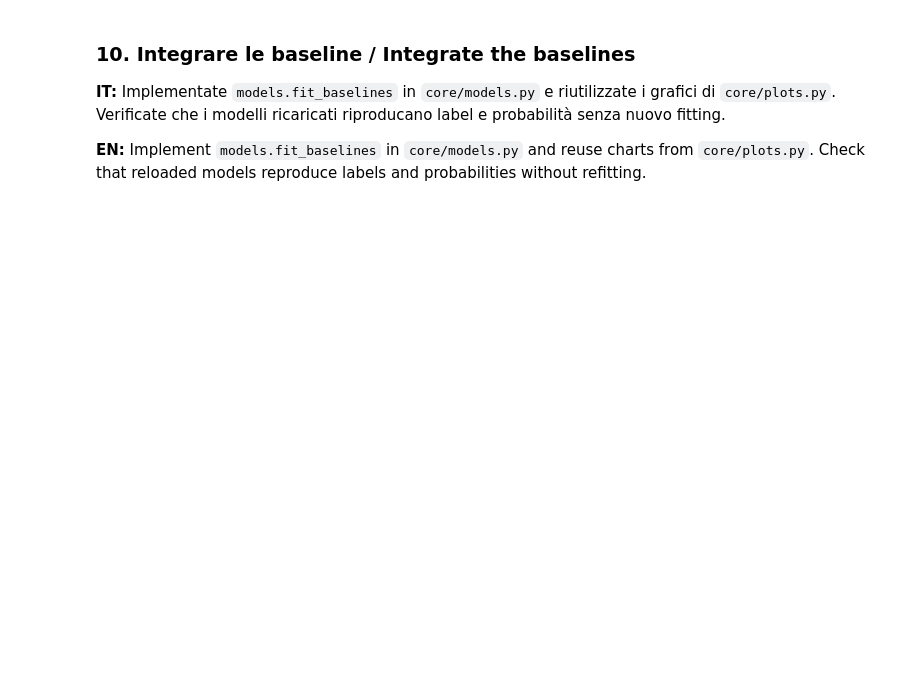
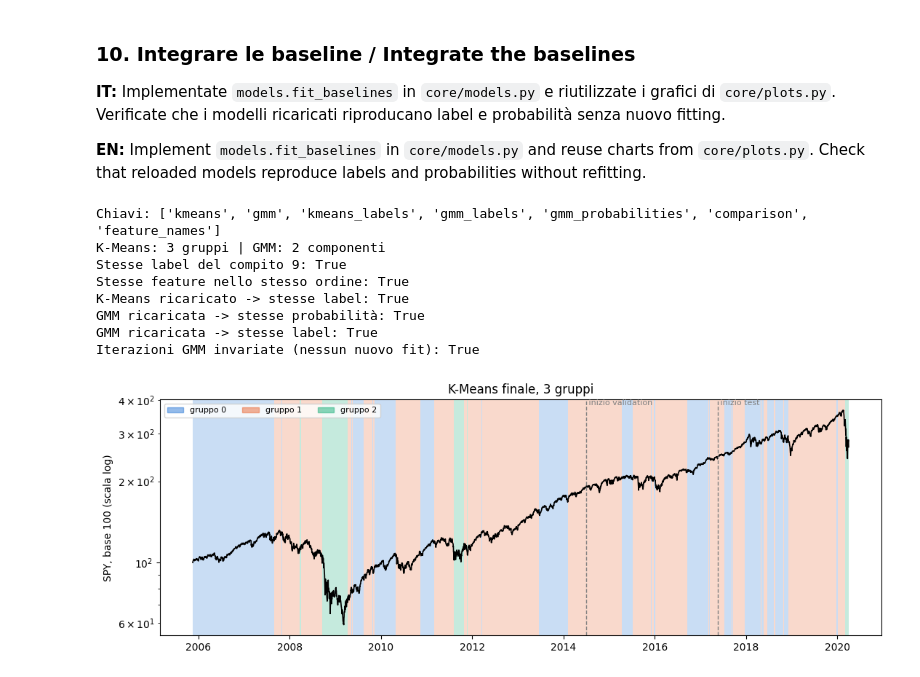
Before and after one commit to Tartaluca21/market-regime-explorer-SF, a Jupyter notebook: notebooks/02_selection_and_baselines.ipynb, the cells around one changed output. Cells and saved outputs as stored; diff of their text form; code cells hidden in the pictures; blank space fills up the shorter version.

```diff
--- a/notebooks/02_selection_and_baselines.ipynb
+++ b/notebooks/02_selection_and_baselines.ipynb
@@ -126,3 +650,50 @@ Ordine cronologico rispettato (niente shuffle): True
 **IT:** Implementate `models.fit_baselines` in `core/models.py` e riutilizzate i grafici di `core/plots.py`. Verificate che i modelli ricaricati riproducano label e probabilità senza nuovo fitting.
 
 **EN:** Implement `models.fit_baselines` in `core/models.py` and reuse charts from `core/plots.py`. Check that reloaded models reproduce labels and probabilities without refitting.
+# %%
+import tempfile
+import joblib
+from core.models import fit_baselines
+
+# Tutto in un passaggio: confronto, scelta e modelli finali
+baseline = fit_baselines(prepared, settings)
+print("Chiavi:", list(baseline.keys()))
+print("K-Means:", baseline["kmeans"].n_clusters, "gruppi | GMM:", baseline["gmm"].n_components, "componenti")
+print("Stesse label del compito 9:",
+      baseline["kmeans_labels"].equals(label_km) and baseline["gmm_labels"].equals(label_gmm))
+
+# Salvare modelli + scaler + ordine delle feature, poi ricaricarli
+with tempfile.TemporaryDirectory() as cartella:
+    percorso = Path(cartella) / "baseline.joblib"
+    joblib.dump({"kmeans": baseline["kmeans"], "gmm": baseline["gmm"],
+                 "scaler": prepared["scaler"], "feature_names": prepared["feature_names"]}, percorso)
+    ricaricato = joblib.load(percorso)
+
+# Rifare le previsioni partendo dalle feature originali, solo con gli oggetti ricaricati
+date = baseline["kmeans_labels"].index
+x_tutti = ricaricato["scaler"].transform(features.loc[date, ricaricato["feature_names"]].to_numpy())
+
+print("Stesse feature nello stesso ordine:", ricaricato["feature_names"] == scelte)
+print("K-Means ricaricato -> stesse label:",
+      np.array_equal(ricaricato["kmeans"].predict(x_tutti), baseline["kmeans_labels"].to_numpy()))
+print("GMM ricaricata -> stesse probabilità:",
+      np.allclose(ricaricato["gmm"].predict_proba(x_tutti), baseline["gmm_probabilities"].to_numpy(),
+                  rtol=0, atol=1e-12))
+print("GMM ricaricata -> stesse label:",
+      np.array_equal(ricaricato["gmm"].predict_proba(x_tutti).argmax(axis=1), baseline["gmm_labels"].to_numpy()))
+print("Iterazioni GMM invariate (nessun nuovo fit):", ricaricato["gmm"].n_iter_ == baseline["gmm"].n_iter_)
+
+# Grafico riusato da core/plots.py, con i risultati di fit_baselines
+grafico_timeline_gruppi(spy, baseline["kmeans_labels"],
+                        f"K-Means finale, {baseline['kmeans'].n_clusters} gruppi", prepared["boundaries"])
+plt.show()
+# %% [output]
+Chiavi: ['kmeans', 'gmm', 'kmeans_labels', 'gmm_labels', 'gmm_probabilities', 'comparison', 'feature_names']
+K-Means: 3 gruppi | GMM: 2 componenti
+Stesse label del compito 9: True
+Stesse feature nello stesso ordine: True
+K-Means ricaricato -> stesse label: True
+GMM ricaricata -> stesse probabilità: True
+GMM ricaricata -> stesse label: True
+Iterazioni GMM invariate (nessun nuovo fit): True
+[figure, added]
```
Also changed, not shown: parts of 8 cells of this notebook, 4 other files.
